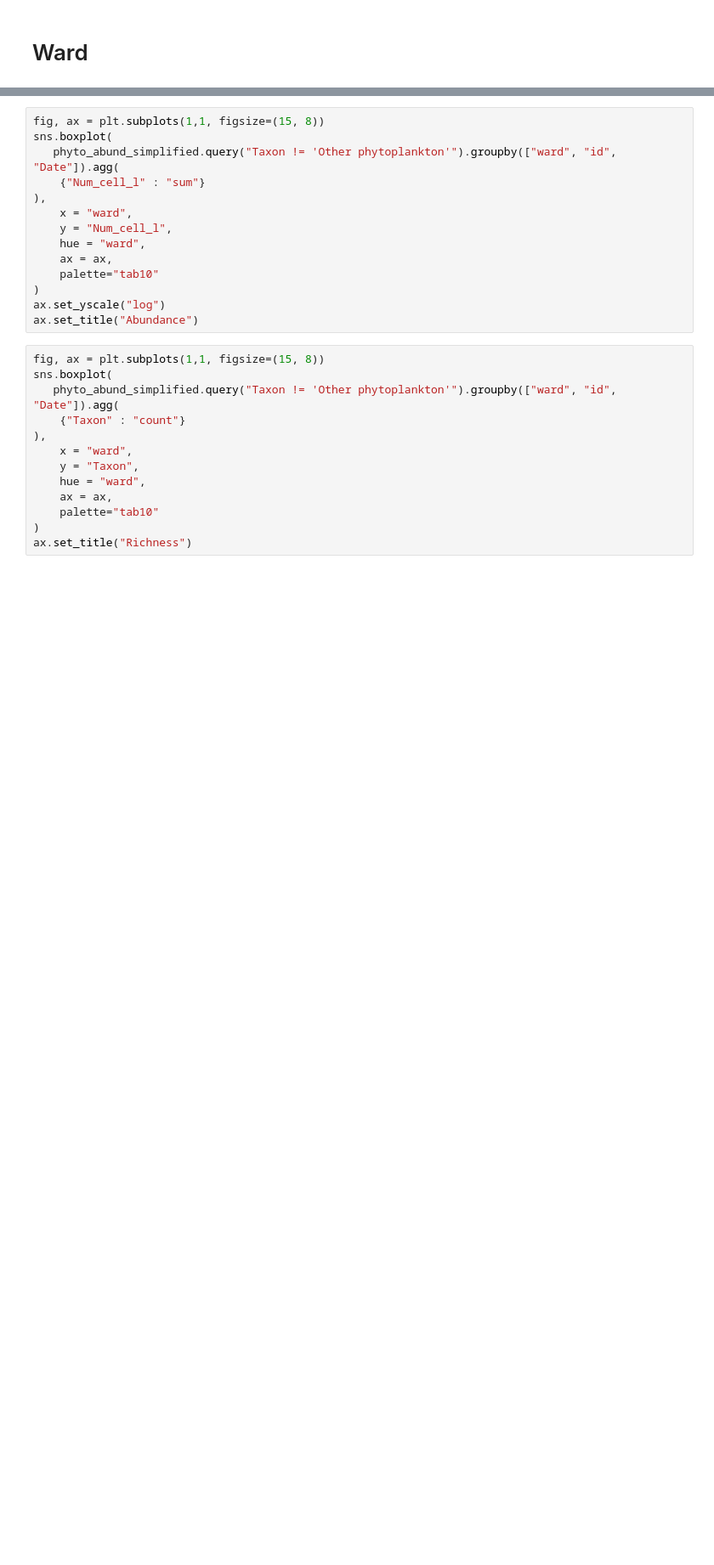
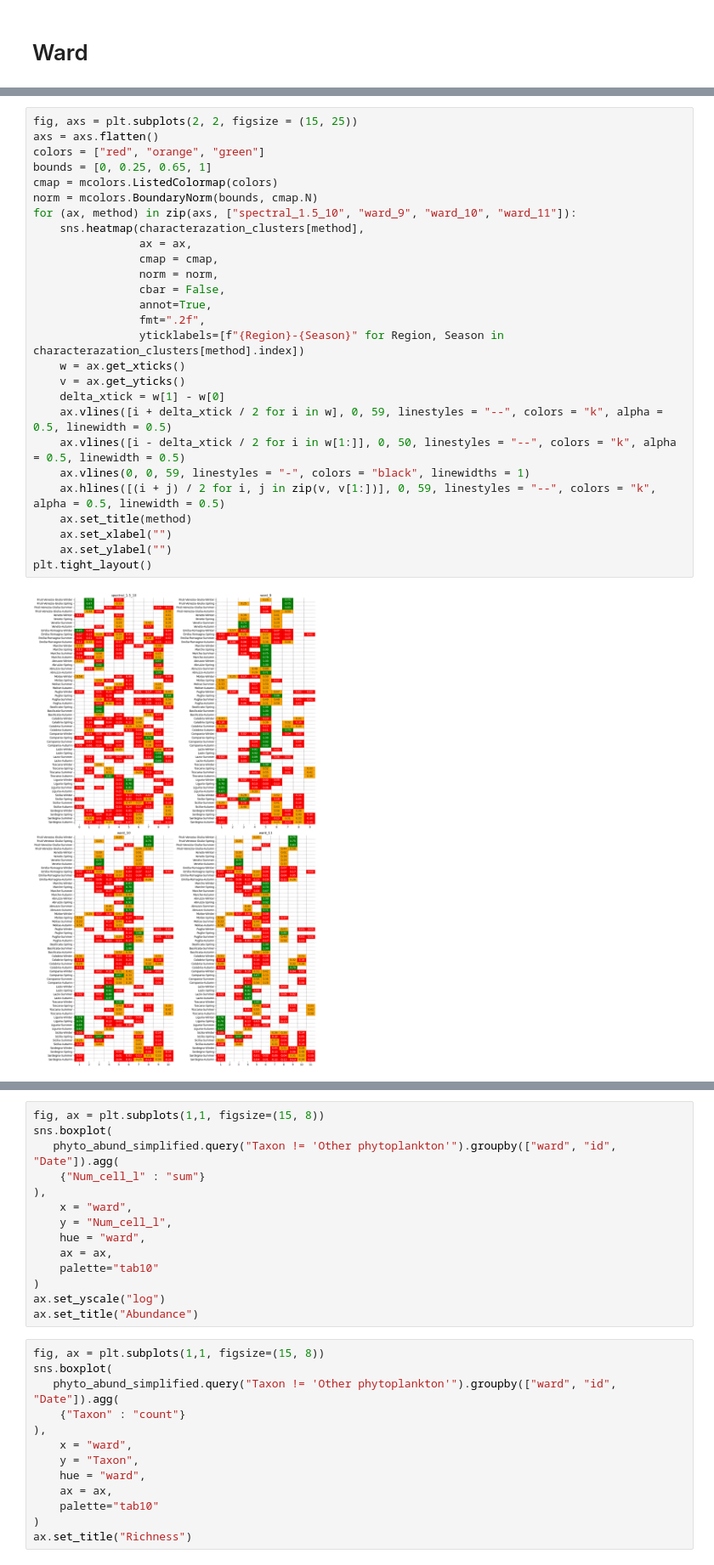
Before and after one commit to Alberto-Ghedin/ISPRA_20152017_Analysis, a Jupyter notebook: Clustering/clus_results_analysis.ipynb, the cells around one changed output, grey strips where cells are left out. Shown at 85% size. Cells and saved outputs as stored; diff of their text form; blank space fills up the shorter version.

```diff
--- a/Clustering/clus_results_analysis.ipynb
+++ b/Clustering/clus_results_analysis.ipynb
@@ -76,0 +140,29 @@ plt.tight_layout()
+# %%
+fig, axs = plt.subplots(2, 2, figsize = (15, 25))
+axs = axs.flatten()
+colors = ["red", "orange", "green"]
+bounds = [0, 0.25, 0.65, 1]
+cmap = mcolors.ListedColormap(colors)
+norm = mcolors.BoundaryNorm(bounds, cmap.N)
+for (ax, method) in zip(axs, ["spectral_1.5_10", "ward_9", "ward_10", "ward_11"]):
+    sns.heatmap(characterazation_clusters[method],
+                ax = ax,
+                cmap = cmap,
+                norm = norm,
+                cbar = False,
+                annot=True,
+                fmt=".2f",
+                yticklabels=[f"{Region}-{Season}" for Region, Season in characterazation_clusters[method].index])
+    w = ax.get_xticks()
+    v = ax.get_yticks()
+    delta_xtick = w[1] - w[0]
+    ax.vlines([i + delta_xtick / 2 for i in w], 0, 59, linestyles = "--", colors = "k", alpha = 0.5, linewidth = 0.5)
+    ax.vlines([i - delta_xtick / 2 for i in w[1:]], 0, 50, linestyles = "--", colors = "k", alpha = 0.5, linewidth = 0.5)
+    ax.vlines(0, 0, 59, linestyles = "-", colors = "black", linewidths = 1)
+    ax.hlines([(i + j) / 2 for i, j in zip(v, v[1:])], 0, 59, linestyles = "--", colors = "k", alpha = 0.5, linewidth = 0.5)
+    ax.set_title(method)
+    ax.set_xlabel("")
+    ax.set_ylabel("")
+plt.tight_layout()
+# %% [output]
+[figure, added]
```
Also changed, not shown: parts of 19 cells of this notebook, 3 other files.
